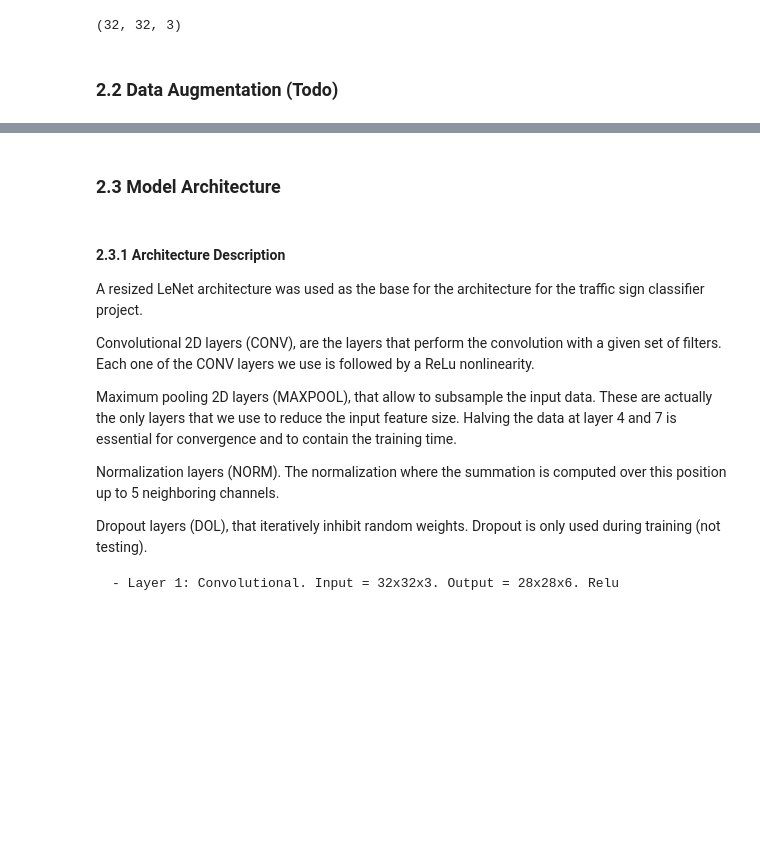
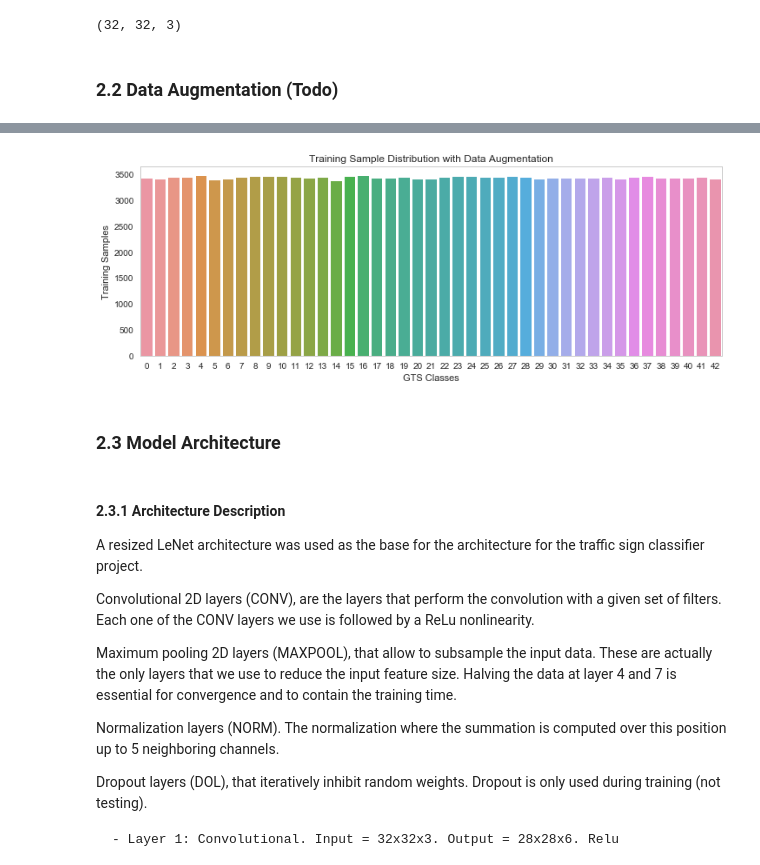
Before and after one commit to aksagg88/CarND-Traffic-Sign-Classifier-Project, a Jupyter notebook: GTSR_AA.ipynb, the cells around one changed output, grey strips where cells are left out. Drawn from its saved outputs; the diff is of its cells as text; code cells hidden in the pictures; blank space fills up the shorter version.

```diff
--- a/GTSR_AA.ipynb
+++ b/GTSR_AA.ipynb
@@ -226,2 +320,7 @@ print(img.shape)
+# %%
+n_classes, n_classes_count_tr = np.unique(y_train, return_counts=True)
+histplot(n_classes,n_classes_count_tr, xl = "GTS Classes",yl ="Training Samples",tl = "Training Sample Distribution with Data Augmentation").show()
+# %% [output]
+[figure, added]
 # %% [markdown]
 ### 2.3 Model Architecture
```
Also changed, not shown: parts of 10 cells of this notebook, 11 other files.
